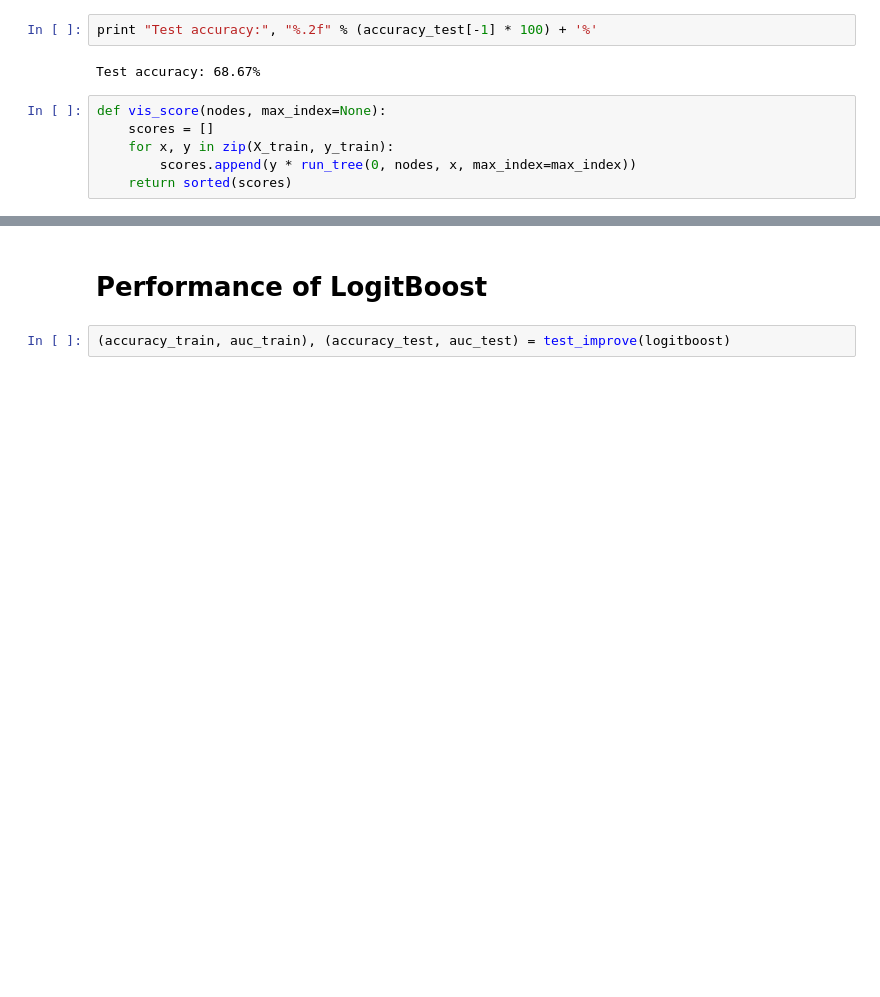
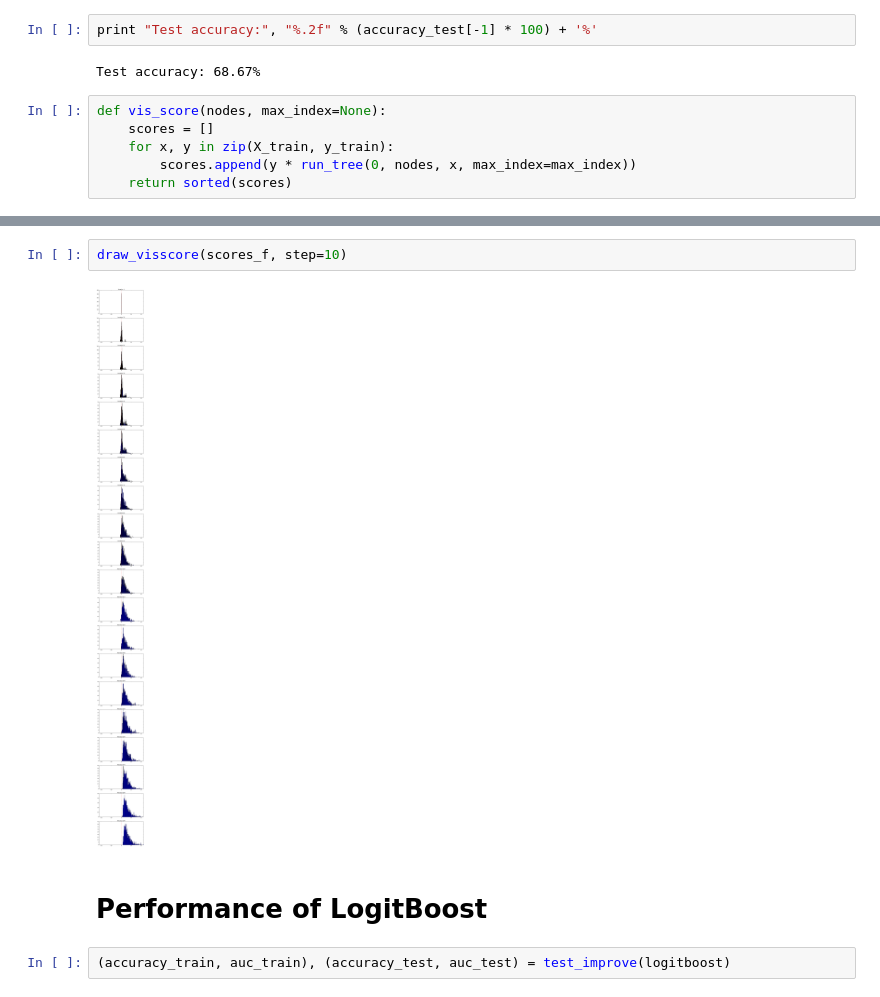
Before and after one commit to harisyammnv/pyboost, a Jupyter notebook: higgs.ipynb, the cells around one changed output, grey strips where cells are left out. Drawn from its saved outputs; the diff is of its cells as text; blank space fills up the shorter version.

```diff
--- a/higgs.ipynb
+++ b/higgs.ipynb
@@ -217,3 +224,7 @@ draw_visscore(scores, 3)
+# %%
+draw_visscore(scores_f, step=10)
+# %% [output]
+[figure, added]
 # %% [markdown]
 # Performance of LogitBoost
 # %%
```
Also changed, not shown: parts of 3 cells of this notebook.
